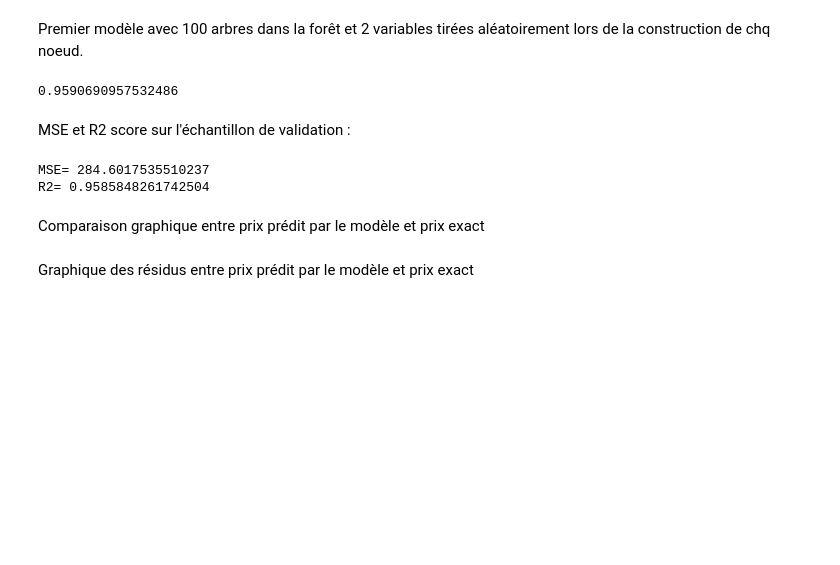
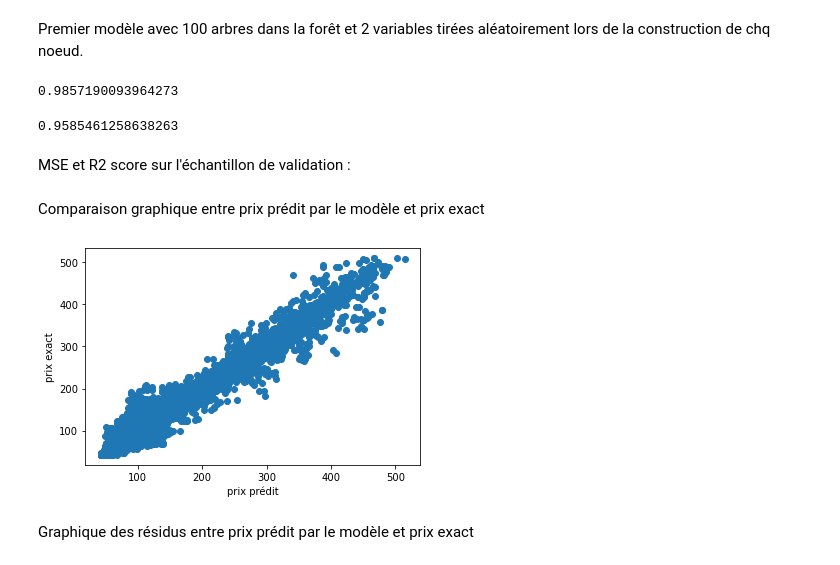
Before and after one commit to TryoenJ/Defi-IA, a Jupyter notebook: model-nr.ipynb, the cells around one changed output. Drawn from its saved outputs; the diff is of its cells as text; code cells hidden in the pictures; blank space fills up the shorter version.

```diff
--- a/model-nr.ipynb
+++ b/model-nr.ipynb
@@ -168,12 +187,12 @@ Inutile pour RandomForest / utile pour XGBoost?
 
 Si oui à faire sur l'échantillon test du Defi
 # %%
-#from sklearn.preprocessing import StandardScaler
-#scaler = StandardScaler()
-#scaler.fit(X_train)
-#Xr_train = scaler.transform(X_train)
+from sklearn.preprocessing import StandardScaler
+scaler = StandardScaler()
+scaler.fit(X_train)
+Xr_train = scaler.transform(X_train)
 # Meme transformation sur le test
-#Xr_val = scaler.transform(X_val)
+Xr_val = scaler.transform(X_val)
 # %% [markdown]
 ## Modélisation avec une forêt aléatoire
 # %%
@@ -190,28 +209,32 @@ forest = RandomForestRegressor(n_estimators=100,
    max_features='auto', max_leaf_nodes=None,
    bootstrap=True, oob_score=True)
 # apprentissage
-rfFit = forest.fit(X_train,Ytrain)
-print(rfFit.oob_score_) #proportion de bonnes prédictions avec l'échantillon train
+rfFit = forest.fit(Xr_train,Ytrain)
+forest.score(Xr_train,Ytrain)
 # %% [output]
-0.9590690957532486
+0.9857190093964273
+# %%
+forest.score(Xr_val,Y_val)
+# %% [output]
+0.9585461258638263
 # %% [markdown]
 MSE et R2 score sur l'échantillon de validation :
 # %%
-from sklearn.metrics import mean_squared_error
-from sklearn.metrics import r2_score
-prev=rfFit.predict(X_val)
-print("MSE=",mean_squared_error(Y_val,prev))
-print("R2=",r2_score(Y_val,prev))
+#from sklearn.metrics import mean_squared_error
+#from sklearn.metrics import r2_score
+#prev=rfFit.predict(X_val)
+#print("MSE=",mean_squared_error(Y_val,prev))
+#print("R2=",r2_score(Y_val,prev))
-# %% [output]
-MSE= 284.6017535510237
-R2= 0.9585848261742504
 # %% [markdown]
 Comparaison graphique entre prix prédit par le modèle et prix exact
 # %%
+prev=rfFit.predict(Xr_val)
 plt.plot(prev,Y_val,"o")
 plt.xlabel(u"prix prédit")
 plt.ylabel(u"prix exact")
 plt.show()
+# %% [output]
+[figure, added]
 # %% [markdown]
 Graphique des résidus entre prix prédit par le modèle et prix exact
 # %%
```
Also changed, not shown: parts of 27 cells of this notebook.
